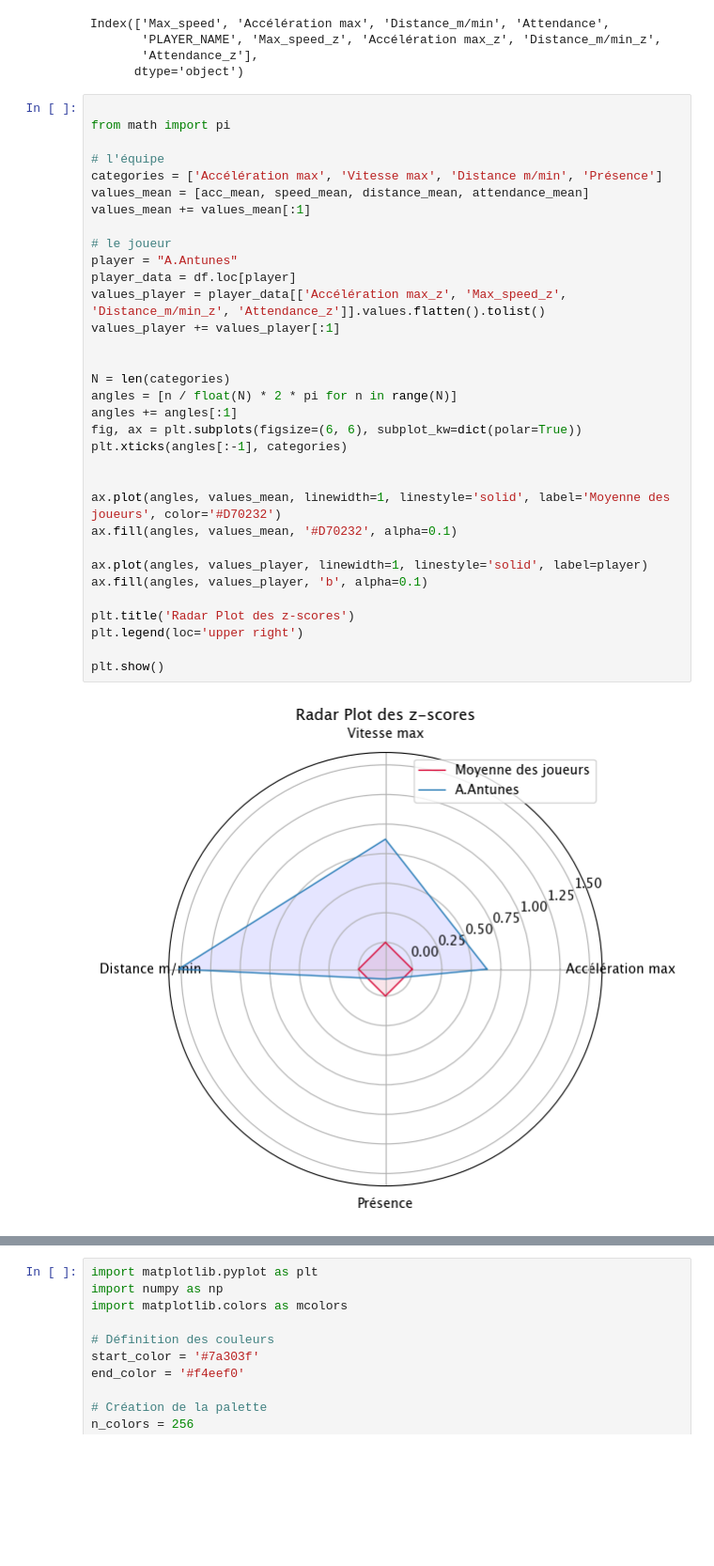
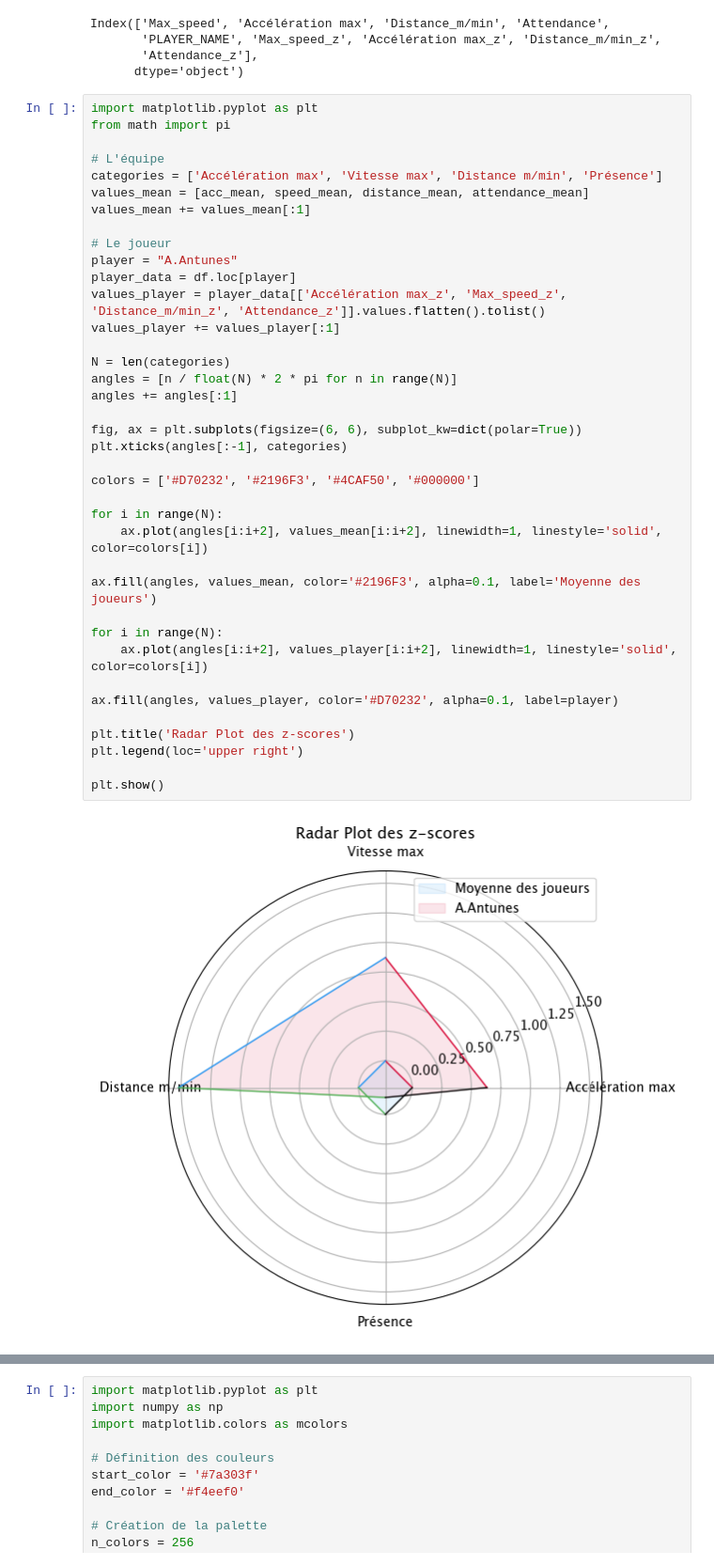
Before and after one commit to cosaph/Stage-2A, a Jupyter notebook: indice_perf.ipynb, the cells around one changed output, grey strips where cells are left out. Shown at 94% size. Cells and saved outputs as stored; diff of their text form; blank space fills up the shorter version.

```diff
--- a/indice_perf.ipynb
+++ b/indice_perf.ipynb
@@ -120,37 +120,42 @@ Index(['Max_speed', 'Accélération max', 'Distance_m/min', 'Attendance',
        'Attendance_z'],
       dtype='object')
 # %%
-
+import matplotlib.pyplot as plt
 from math import pi
 
-# l'équipe
+# L'équipe
 categories = ['Accélération max', 'Vitesse max', 'Distance m/min', 'Présence']
 values_mean = [acc_mean, speed_mean, distance_mean, attendance_mean]
 values_mean += values_mean[:1]
 
-# le joueur
+# Le joueur
 player = "A.Antunes"
 player_data = df.loc[player]
 values_player = player_data[['Accélération max_z', 'Max_speed_z', 'Distance_m/min_z', 'Attendance_z']].values.flatten().tolist()
 values_player += values_player[:1]
 
-
 N = len(categories)
 angles = [n / float(N) * 2 * pi for n in range(N)]
 angles += angles[:1]
+
 fig, ax = plt.subplots(figsize=(6, 6), subplot_kw=dict(polar=True))
 plt.xticks(angles[:-1], categories)
 
+colors = ['#D70232', '#2196F3', '#4CAF50', '#000000']
 
-ax.plot(angles, values_mean, linewidth=1, linestyle='solid', label='Moyenne des joueurs', color='#D70232')
-ax.fill(angles, values_mean, '#D70232', alpha=0.1)
+for i in range(N):
+    ax.plot(angles[i:i+2], values_mean[i:i+2], linewidth=1, linestyle='solid', color=colors[i])
 
-ax.plot(angles, values_player, linewidth=1, linestyle='solid', label=player)
-ax.fill(angles, values_player, 'b', alpha=0.1)
+ax.fill(angles, values_mean, color='#2196F3', alpha=0.1, label='Moyenne des joueurs')
+
+for i in range(N):
+    ax.plot(angles[i:i+2], values_player[i:i+2], linewidth=1, linestyle='solid', color=colors[i])
+
+ax.fill(angles, values_player, color='#D70232', alpha=0.1, label=player)
 
 plt.title('Radar Plot des z-scores')
 plt.legend(loc='upper right')
 
 plt.show()
 # %% [output]
-[figure, old version]
+[figure, new version]
```
Also changed, not shown: parts of 1 cell of this notebook.
